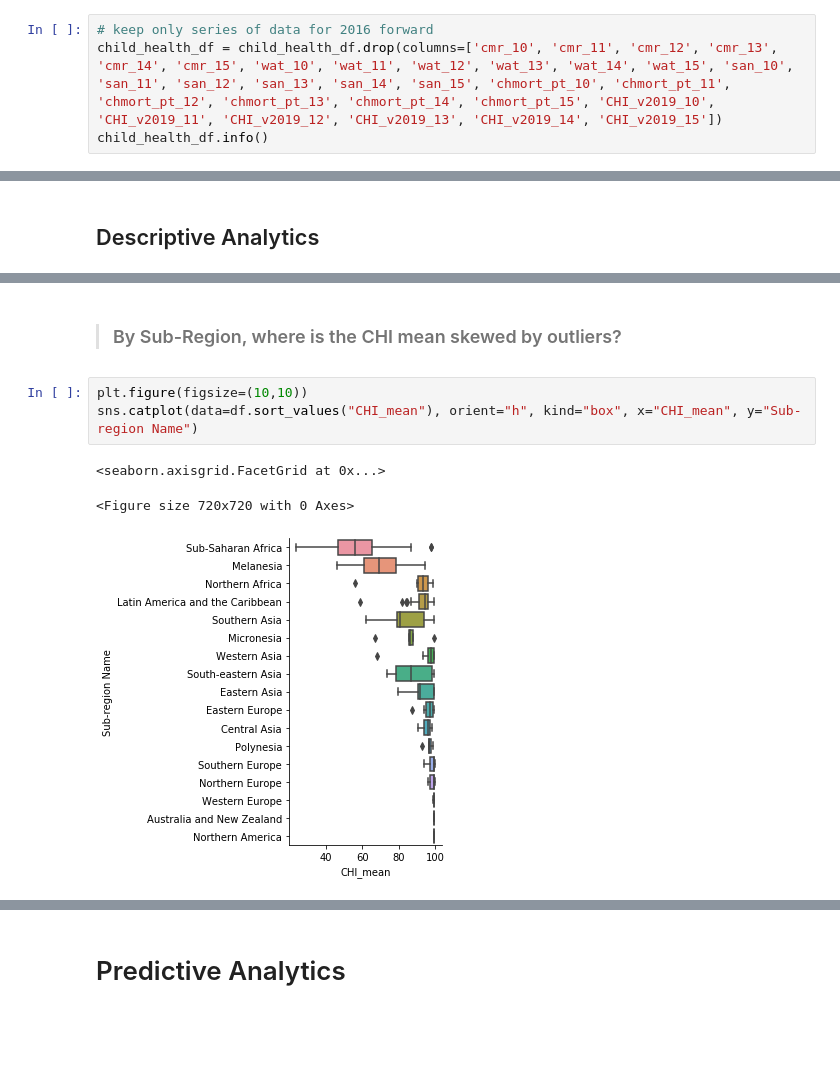
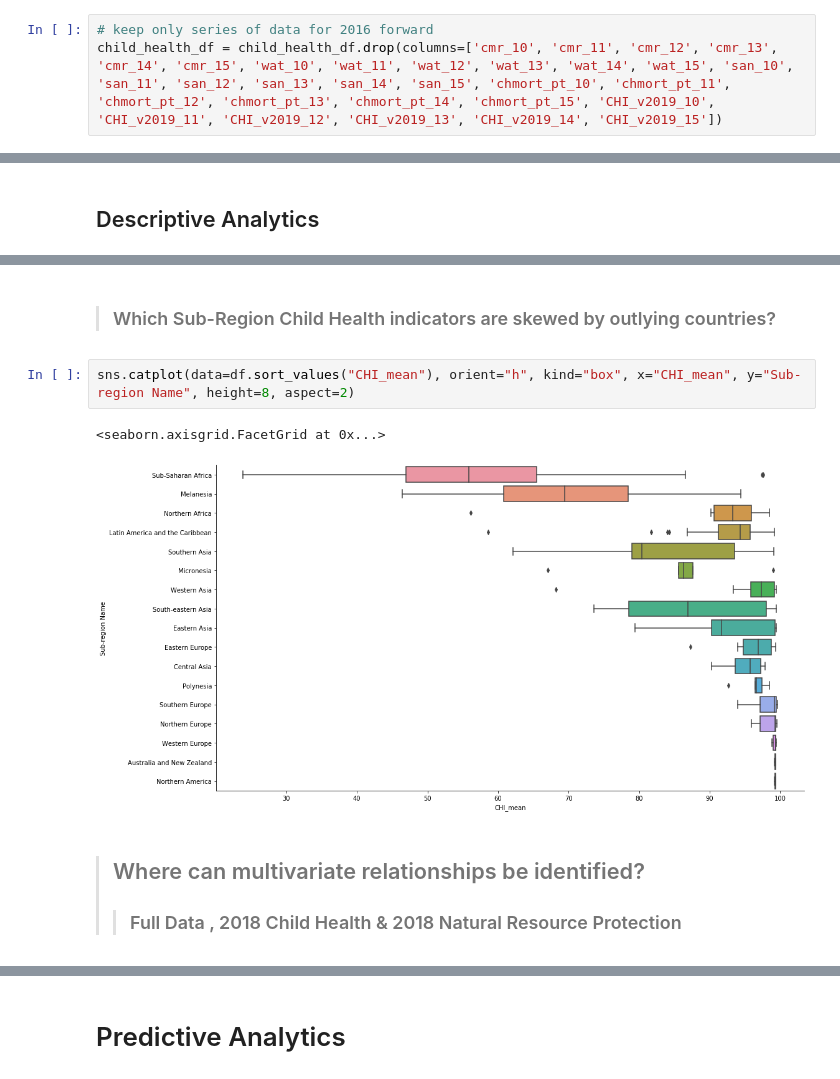
Before and after one commit to atxmoon/aly6140_capstone, a Jupyter notebook: Capstone_In_Progress.ipynb, the cells around one changed output, grey strips where cells are left out. Cells and saved outputs as stored; diff of their text form; blank space fills up the shorter version.

```diff
--- a/Capstone_In_Progress.ipynb
+++ b/Capstone_In_Progress.ipynb
@@ -75,4 +74,3 @@ child_health_df.head(2)
 # %%
 # keep only series of data for 2016 forward
 child_health_df = child_health_df.drop(columns=['cmr_10', 'cmr_11', 'cmr_12', 'cmr_13', 'cmr_14', 'cmr_15', 'wat_10', 'wat_11', 'wat_12', 'wat_13', 'wat_14', 'wat_15', 'san_10', 'san_11', 'san_12', 'san_13', 'san_14', 'san_15', 'chmort_pt_10', 'chmort_pt_11', 'chmort_pt_12', 'chmort_pt_13', 'chmort_pt_14', 'chmort_pt_15', 'CHI_v2019_10', 'CHI_v2019_11', 'CHI_v2019_12', 'CHI_v2019_13', 'CHI_v2019_14', 'CHI_v2019_15'])
-child_health_df.info()
@@ -224,9 +180,10 @@ sns.barplot(x="CHI_mean", y="Sub-region Name", data=df.sort_values("CHI_mean"))
-# %% [markdown]
-> ### By Sub-Region, where is the CHI mean skewed by outliers?
+# %% [markdown]
+> ### Which Sub-Region Child Health indicators are skewed by outlying countries?
 # %%
-plt.figure(figsize=(10,10))
-sns.catplot(data=df.sort_values("CHI_mean"), orient="h", kind="box", x="CHI_mean", y="Sub-region Name")
+sns.catplot(data=df.sort_values("CHI_mean"), orient="h", kind="box", x="CHI_mean", y="Sub-region Name", height=8, aspect=2)
 # %% [output]
 <seaborn.axisgrid.FacetGrid at 0x...>
-<Figure size 720x720 with 0 Axes>
-[figure, old version]
+[figure, new version]
+# %% [markdown]
+> ## Where can multivariate relationships be identified?
+>> ### Full Data ,  2018 Child Health & 2018 Natural Resource Protection
```
Also changed, not shown: parts of 43 cells of this notebook.
